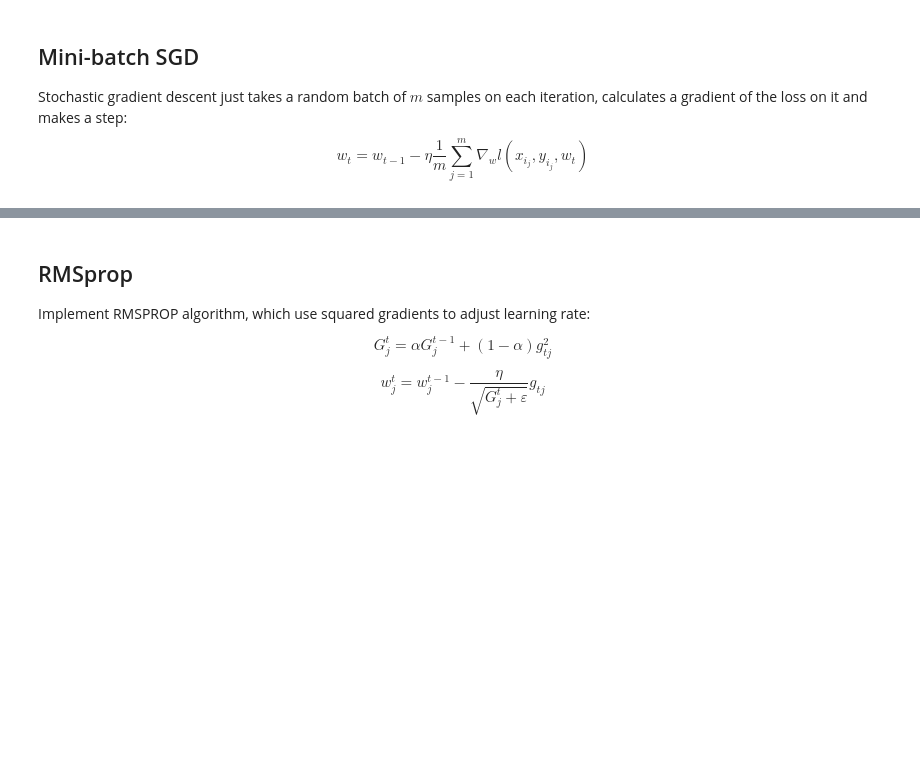
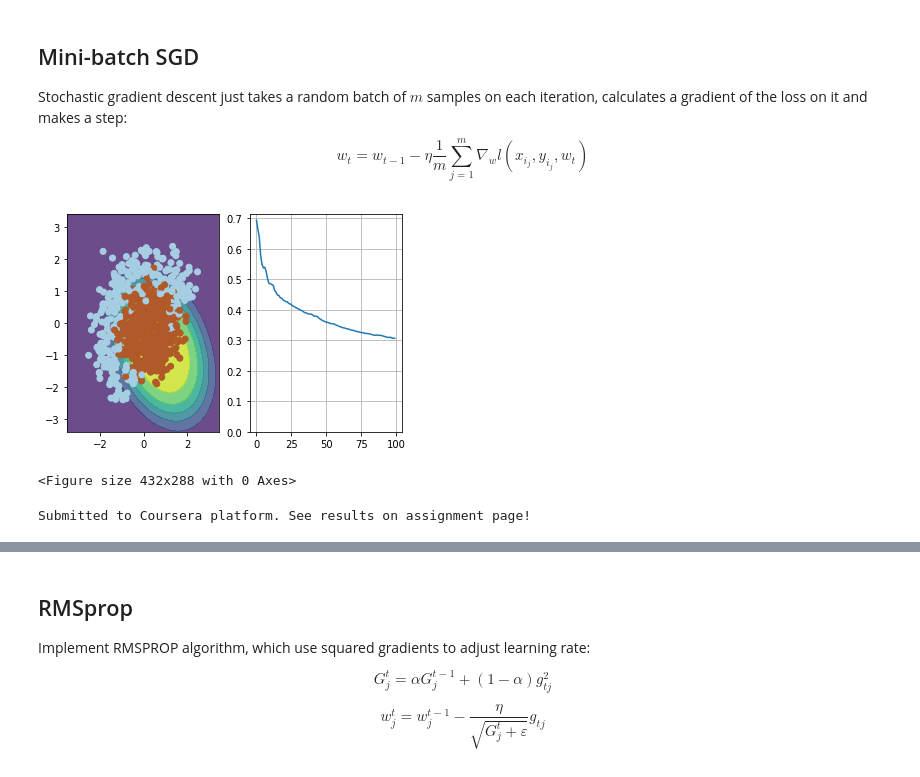
Before and after one commit to redouane-dev/intro-to-dl, a Jupyter notebook: week1/week01_pa.ipynb, the cells around one changed output, grey strips where cells are left out. Cells and saved outputs as stored; diff of their text form; code cells hidden in the pictures; blank space fills up the shorter version.

Commit message:
Finished week 1 assignment. Mark 6/6

```diff
--- a/week1/week01_pa.ipynb
+++ b/week1/week01_pa.ipynb
@@ -109,8 +111,9 @@ def probability(X, w):
     :param w: weight vector w of shape [6] for each of the expanded features
     :returns: an array of predicted probabilities in [0,1] interval.
     """
+    # TODO:<your code here>
 
-    # TODO:<your code here>
+    return 1 / (1 + np.exp(- np.inner(X, w)))
 # %%
 dummy_weights = np.linspace(-1, 1, 6)
 ans_part1 = probability(X_expanded[:1, :], dummy_weights)[0]
@@ -134,6 +139,10 @@ def compute_loss(X, y, w):
     Keep in mind that our loss is averaged over all samples (rows) in X.
     """
     # TODO:<your code here>
+
+    p = probability(X, w)
+    l_array = y * np.log(p) + (1 - y) * np.log(1 - p)
+    return - np.mean(l_array)
 # %%
 # use output of this cell to fill answer field
 ans_part2 = compute_loss(X_expanded, y, dummy_weights)
@@ -160,8 +171,22 @@ def compute_grad(X, y, w):
     and weight vector w [6], compute vector [6] of derivatives of L over each weights.
     Keep in mind that our loss is averaged over all samples (rows) in X.
     """
+    # TODO:<your code here>
 
-    # TODO<your code here>
+    # We take (pardon the notation):
+    # Grad L = dL/dw = dL/dp * dp/dw
+    # Grad L = [(1 - y)/(1 - p) - y/p] * [exp(-<w, x>) / (1 + exp(-<w, x>))^2 ] * x
+
+    p = probability(X, w)
+    exp = np.exp(- np.inner(w, X))
+
+    dl_dp = (1 - y) / (1 - p) - y / p
+    dp_dw = exp / np.square(1 + exp)    # X is missing
+
+    # Transform the dL/dp * dp/dw array into an (n_samples, 6) matrix, and multiply it by X
+    l_array = X * np.column_stack([dl_dp * dp_dw for _ in range(6)])
+
+    return np.mean(l_array, axis=0)
 # %%
 # use output of this cell to fill answer field
 ans_part3 = np.linalg.norm(compute_grad(X_expanded, y, dummy_weights))
@@ -213,26 +242,31 @@ $$ w_t = w_{t-1} - \eta \dfrac{1}{m} \sum_{j=1}^m \nabla_w l(x_{i_j}, y_{i_j}, w
 # %%
 # please use np.random.seed(42), eta=0.1, n_iter=100 and batch_size=4 for deterministic results
 
 np.random.seed(42)
 w = np.array([0, 0, 0, 0, 0, 1])
 
-eta= 0.1 # learning rate
+eta = 0.1 # learning rate
 
 n_iter = 100
 batch_size = 4
 loss = np.zeros(n_iter)
 plt.figure(figsize=(12, 5))
 
 for i in range(n_iter):
     ind = np.random.choice(X_expanded.shape[0], batch_size)
     loss[i] = compute_loss(X_expanded, y, w)
     if i % 10 == 0:
         visualize(X_expanded[ind, :], y[ind], w, loss)
 
     # Keep in mind that compute_grad already does averaging over batch for you!
     # TODO:<your code here>
 
+    w = w - eta * compute_grad(X_expanded[ind, :], y[ind], w)
+
 visualize(X, y, w, loss)
 plt.clf()
+# %% [output]
+[figure, added]
+<Figure size 432x288 with 0 Axes>
 # %%
 # use output of this cell to fill answer field
@@ -244,6 +277,8 @@ grader.set_answer("ToK7N", ans_part4)
 # %%
 # you can make submission with answers so far to check yourself at this stage
 grader.submit(COURSERA_EMAIL, COURSERA_TOKEN)
+# %% [output]
+Submitted to Coursera platform. See results on assignment page!
 # %% [markdown]
 ## SGD with momentum
 
```
Also changed, not shown: parts of 12 cells of this notebook.
